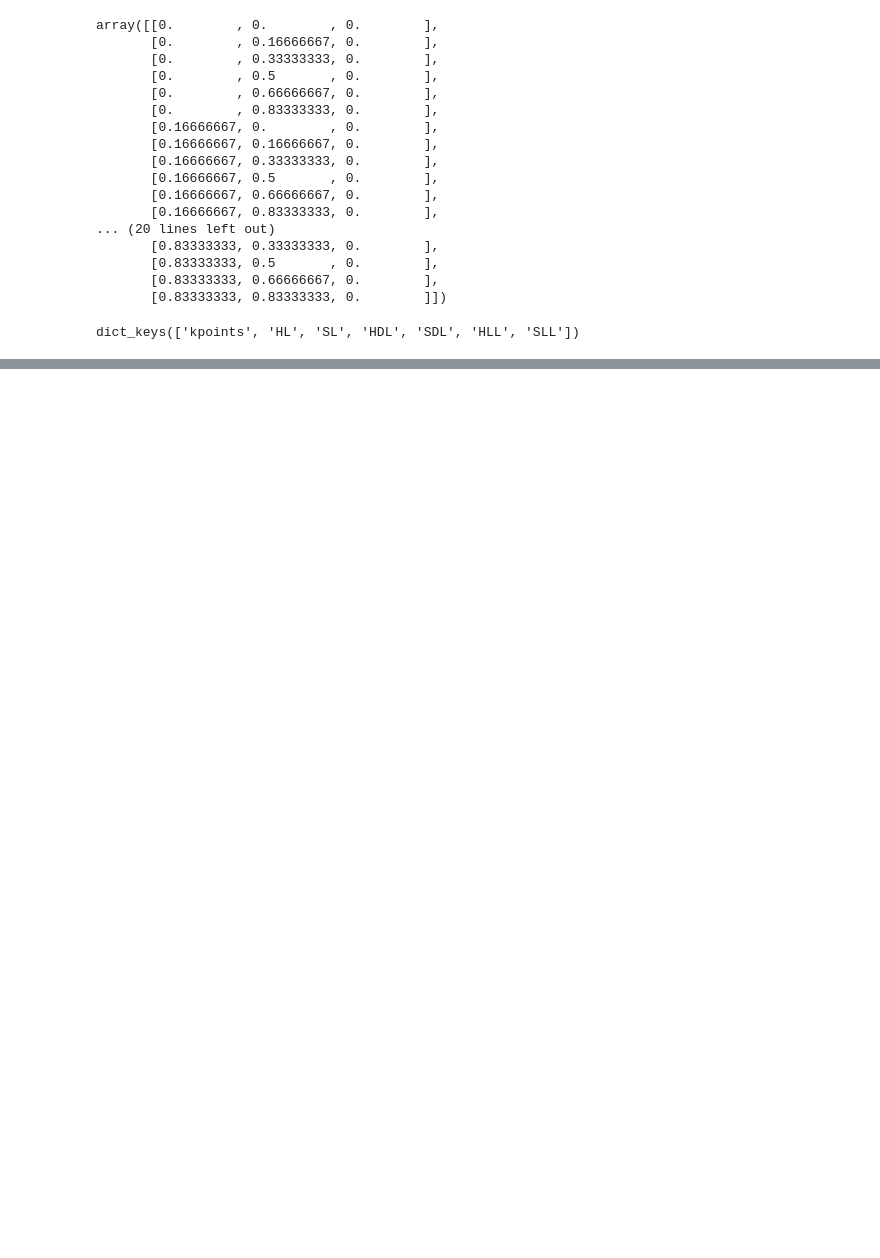
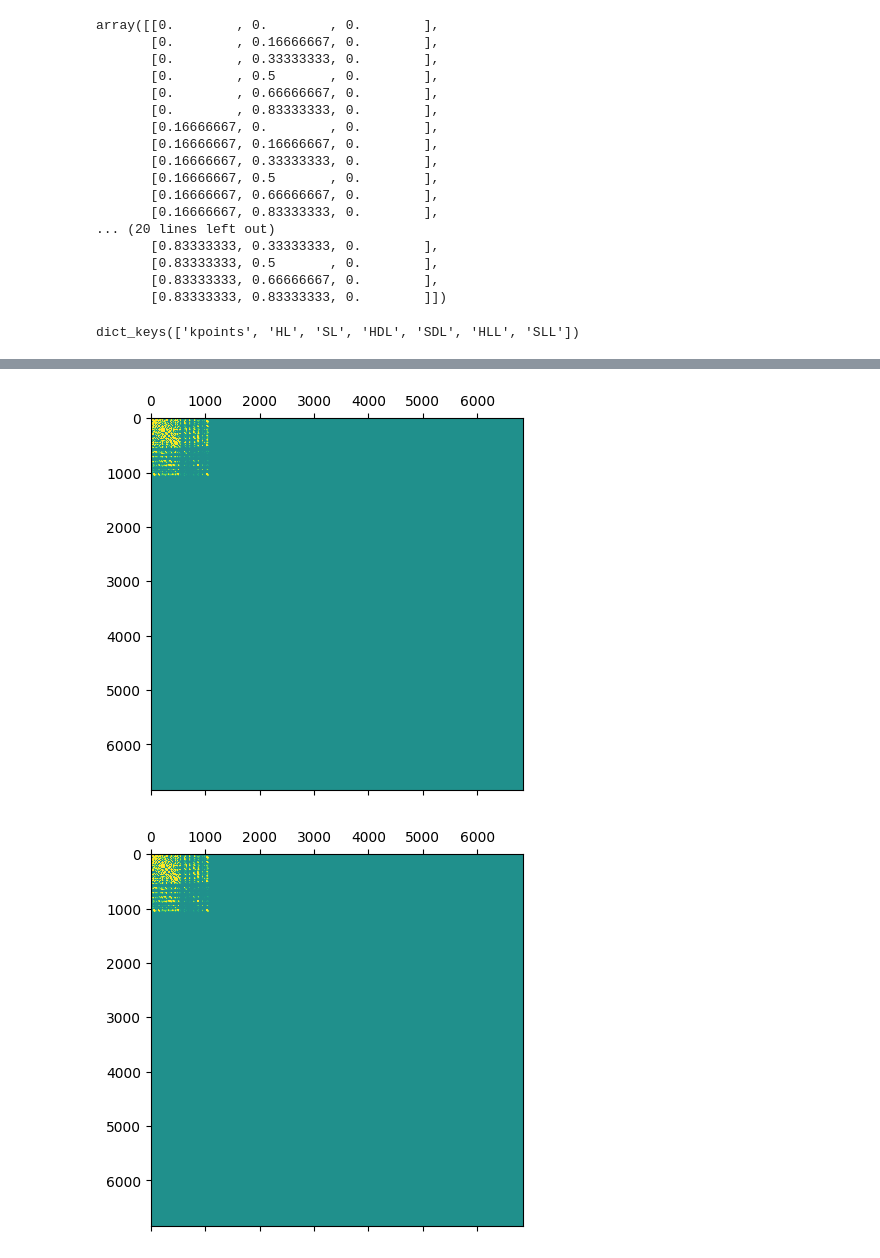
Before and after one commit to deepmodeling/DeePTB, a Jupyter notebook: dptb/negf/try_bloch.ipynb, the cells around one changed output, grey strips where cells are left out. Saved outputs shown, nothing was run; the diff lists cells and outputs as text; code cells hidden in the pictures; blank space fills up the shorter version.

```diff
--- a/dptb/negf/try_bloch.ipynb
+++ b/dptb/negf/try_bloch.ipynb
@@ -481,0 +504,17 @@ torch.Size([36, 240, 240])
+# %%
+import torch
+se_bloch = torch.load('/personal/DeepTB/dptb_Zjj/DeePTB/dptb/negf/bloch_files/negf_out/se_bloch_k0.0_0.0_0.0_2.299999952316284.pth')
+se_nobloch =  torch.load('/personal/DeepTB/dptb_Zjj/DeePTB/dptb/negf/bloch_files/negf_out/se_nobloch_k0.0_0.0_0.0_2.299999952316284.pth')
+
+abs(se_bloch- se_nobloch)
+import matplotlib.pyplot as plt
+#可能是排序问题
+plt.matshow(abs(se_bloch),vmin=-0.05,vmax=0.05)
+plt.show()
+plt.matshow(abs(se_nobloch),vmin=-0.05,vmax=0.05)
+plt.show()
+plt.matshow(abs(se_bloch-se_nobloch),vmin=-0.05,vmax=0.05)
+plt.show()
+# %% [output]
+[figure, added]
+[figure, added]
```
Also changed, not shown: parts of 23 cells of this notebook.
